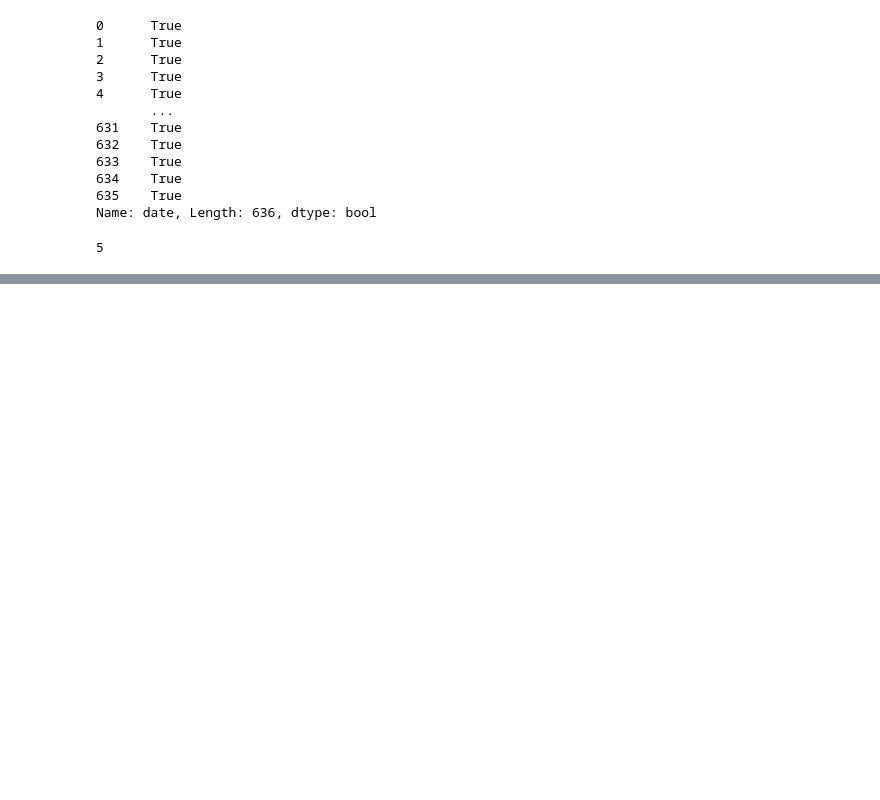
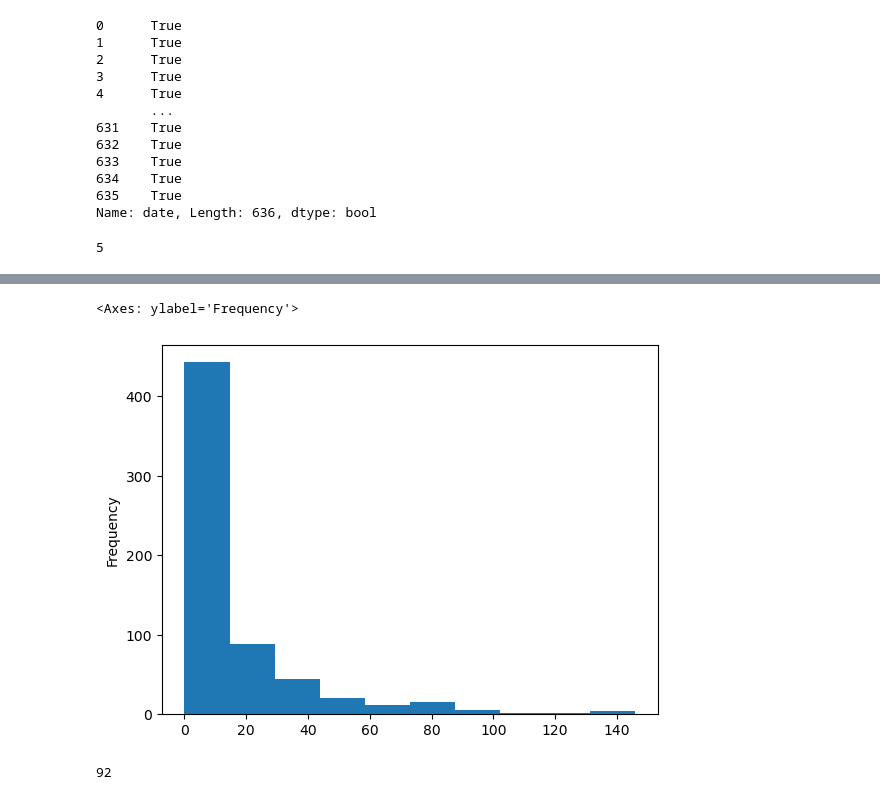
Before and after one commit to coder5omkar/learn-python, a Jupyter notebook: Learn_python/Pandas/Learn-Pandas.ipynb, the cells around one changed output, grey strips where cells are left out. Saved outputs shown, nothing was run; the diff lists cells and outputs as text; code cells hidden in the pictures; blank space fills up the shorter version.

```diff
--- a/Learn_python/Pandas/Learn-Pandas.ipynb
+++ b/Learn_python/Pandas/Learn-Pandas.ipynb
@@ -215,0 +252,5 @@ get_city_match_count_and_duration("Rajkot")
+# %%
+df['win_by_runs'].plot(kind = 'hist')
+# %% [output]
+<Axes: ylabel='Frequency'>
+[figure, added]
@@ -215,0 +259,4 @@ get_city_match_count_and_duration("Rajkot")
+# %%
+ser['Mumbai Indians']
+# %% [output]
+92
```
Also changed, not shown: parts of 14 cells of this notebook.
